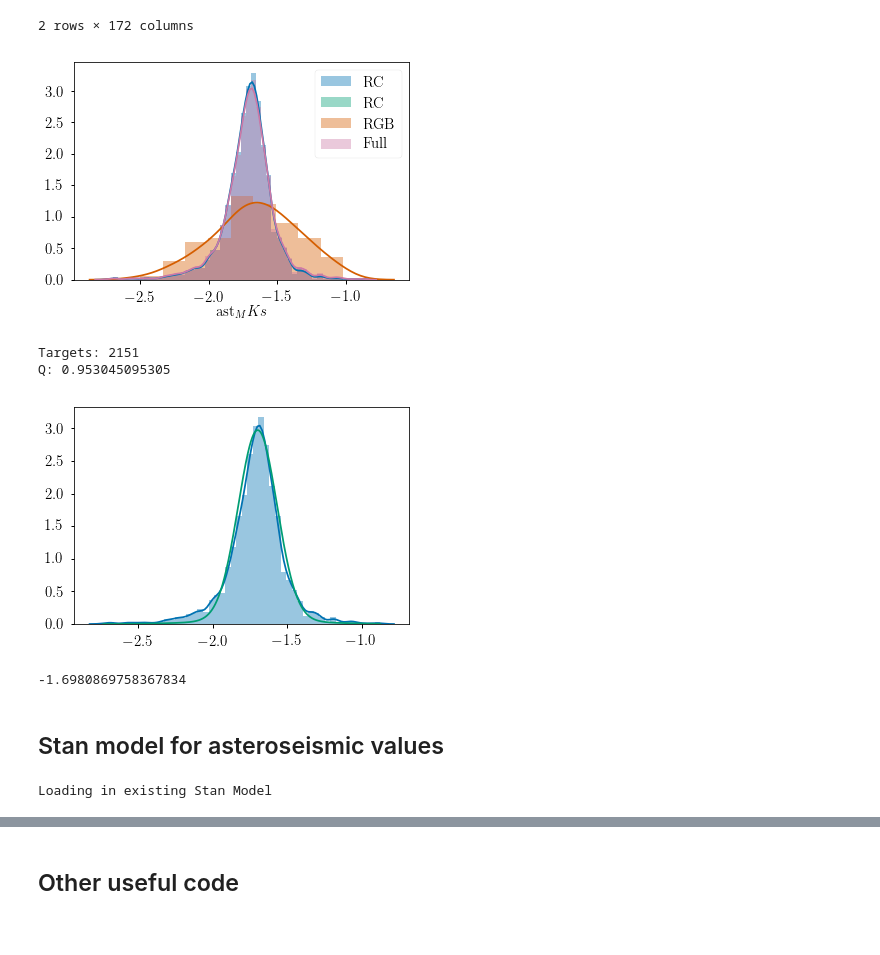
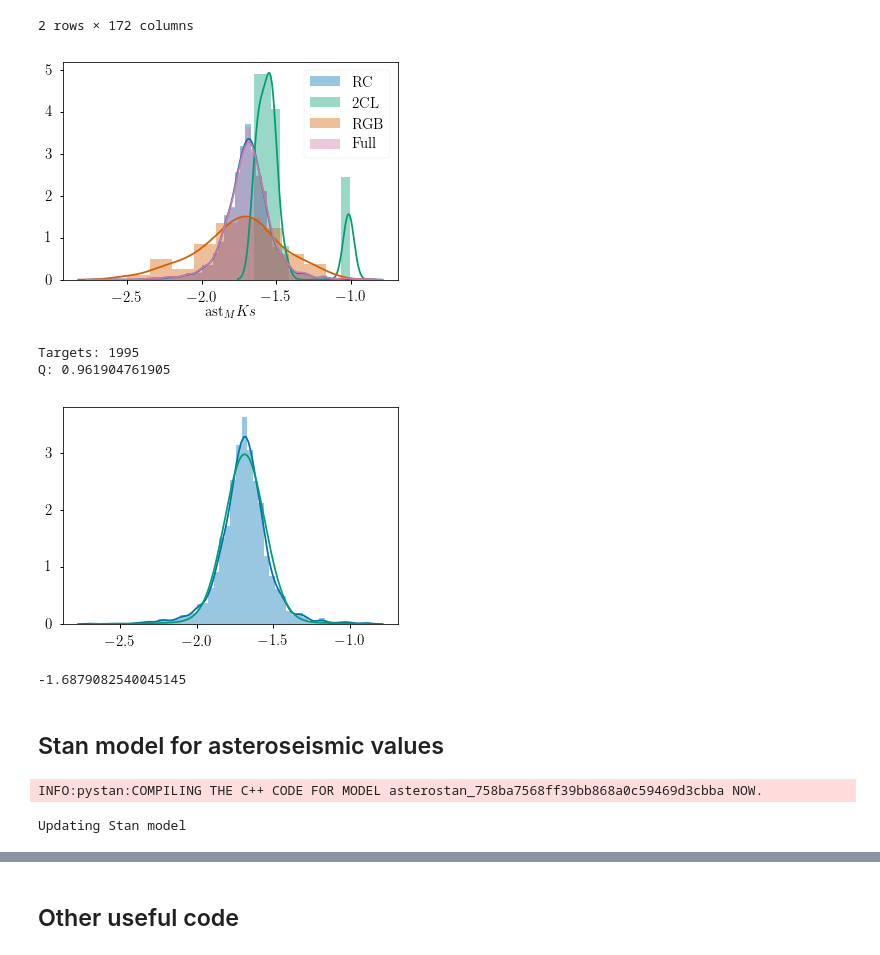
Before and after one commit to ojhall94/GAIA, a Jupyter notebook: hbmm_yu18_ast.ipynb, the cells around one changed output, grey strips where cells are left out. Saved outputs shown, nothing was run; the diff lists cells and outputs as text; code cells hidden in the pictures.

```diff
--- a/hbmm_yu18_ast.ipynb
+++ b/hbmm_yu18_ast.ipynb
@@ -42,19 +42,21 @@ Size: 7497
 2 rows × 172 columns
 # %%
 if els:
-    df = df[(df.elstage == 'RC') | (df.elstage =='RGB')]
+    df = df[(df.elstage == 'RC') | (df.elstage =='RGB') | (df.elstage=='2CL')]
+#     df = df[(df.dnu < 4.5)] #Cut in dnu
+    df = df[(df.M < 1.8)] #Cut in mass
     sns.distplot(df.ast_MKs[df.elstage=='RC'],label='RC')
-    sns.distplot(df.ast_MKs[df.elstage=='2CL'],label='RC')
+    sns.distplot(df.ast_MKs[df.elstage=='2CL'],label='2CL')
     sns.distplot(df.ast_MKs[df.elstage=='RGB'],label='RGB')
     sns.distplot(df.ast_MKs, label='Full')
     plt.legend(fontsize=15)
     plt.show()
     print('Targets: '+str(len(df)))
     print('Q: '+str(float(len(df[df.elstage=='RC']))/len(df)))
 # %% [output]
-[figure, old version]
+[figure, new version]
-Targets: 2151
-Q: 0.953045095305
+Targets: 1995
+Q: 0.961904761905
 # %%
 '''Step one is figuring out the different distributions we want'''
 df.head(2)
@@ -76,12 +78,12 @@ plt.show()
 
 print(np.median(Ks))
 # %% [output]
-[figure, old version]
+[figure, new version]
--1.6980869758367834
+-1.6879082540045145
 # %% [markdown]
 ## Stan model for asteroseismic values
 # %%
-overwrite = False
+overwrite = True
 asterostan = '''
 data {
     int<lower = 0> N;
@@ -139,7 +141,8 @@ else:
         with open(model_path, 'wb') as f:
             pickle.dump(sm, f)
 # %% [output]
-Loading in existing Stan Model
+INFO:pystan:COMPILING THE C++ CODE FOR MODEL asterostan_758ba7568ff39bb868a0c59469d3cbba NOW.
+Updating Stan model
 # %%
 sel = df[:]
 Mobs = sel.ast_MKs.values
```
Also changed, not shown: parts of 9 cells of this notebook.
